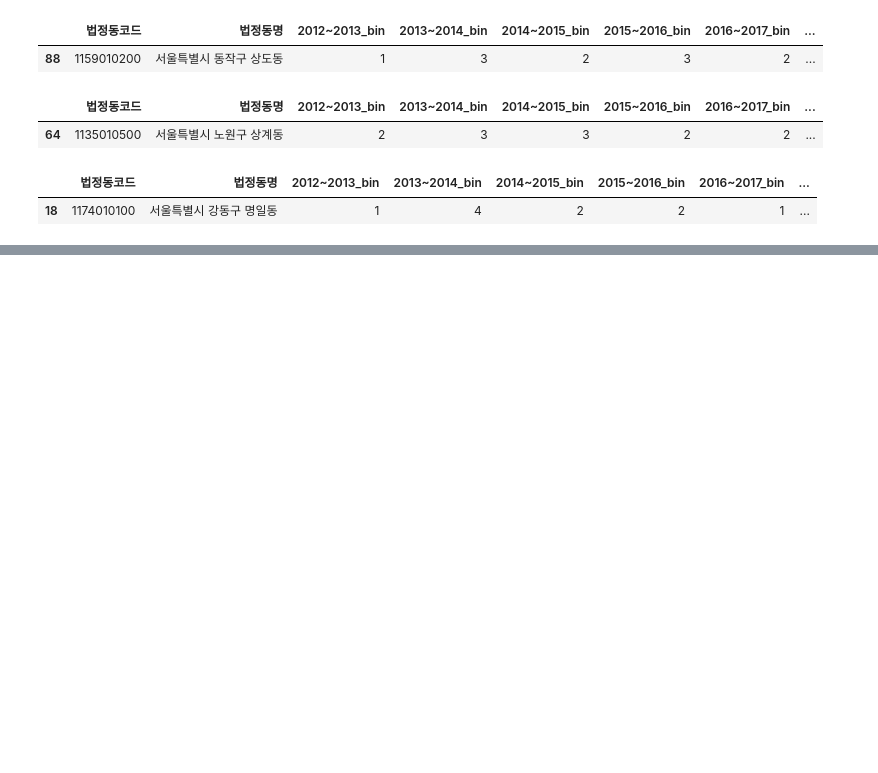
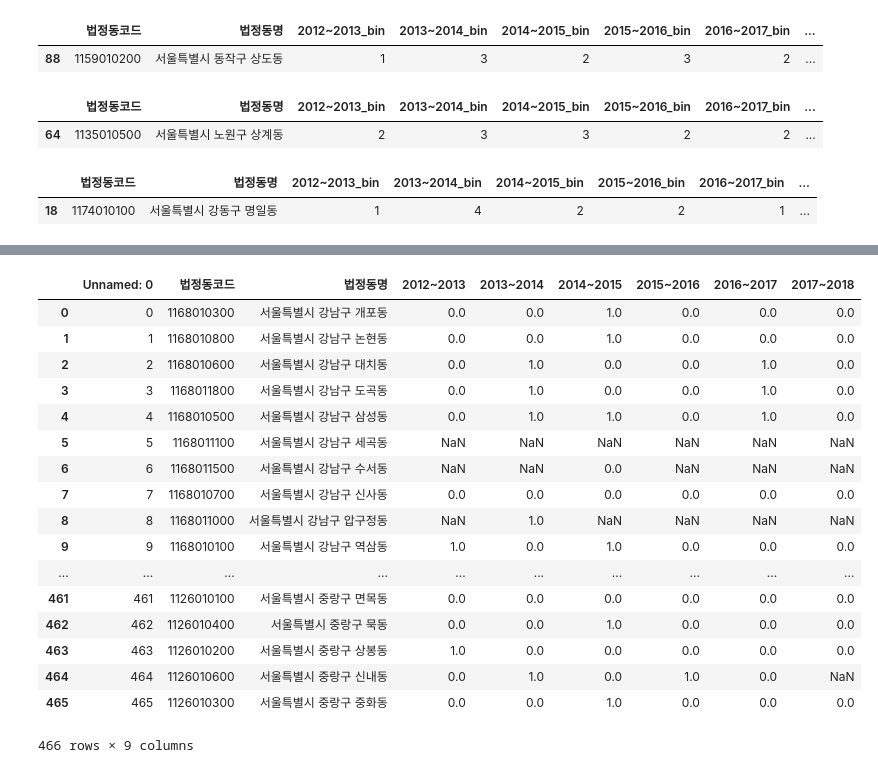
Before and after one commit to dataitgirls2/Next_Hip_Place, a Jupyter notebook: code/nemo_crawling/seoul_rental_price_crawling.ipynb, the cells around one changed output, grey strips where cells are left out. Saved outputs shown, nothing was run; the diff lists cells and outputs as text; code cells hidden in the pictures; blank space fills up the shorter version.

Commit message:
할 수 있는건 거의 다해본 crawled data

```diff
--- a/code/nemo_crawling/seoul_rental_price_crawling.ipynb
+++ b/code/nemo_crawling/seoul_rental_price_crawling.ipynb
@@ -367,0 +395,2 @@ price_changes_binning[price_changes_binning['법정동명'] == '서울특별시
+# %%
+df_raw = pd.read_csv('data/seoul_rental_price_changes.csv')
@@ -367,0 +416,28 @@ price_changes_binning[price_changes_binning['법정동명'] == '서울특별시
+# %%
+values = df_raw.iloc[:,3:].values
+means = np.nanmean(values, axis=0)
+is_num = ~np.isnan(values)
+
+tf = np.greater(values, means)
+values[is_num] = tf[is_num]
+df_raw.iloc[:,3:] = values
+df_raw
+# %% [output]
+|  | Unnamed: 0 | 법정동코드 | 법정동명 | 2012~2013 | 2013~2014 | 2014~2015 | 2015~2016 | 2016~2017 | 2017~2018 |
+| 0 | 0 | 1168010300 | 서울특별시 강남구 개포동 | 0.0 | 0.0 | 1.0 | 0.0 | 0.0 | 0.0 |
+| 1 | 1 | 1168010800 | 서울특별시 강남구 논현동 | 0.0 | 0.0 | 1.0 | 0.0 | 0.0 | 0.0 |
+| 2 | 2 | 1168010600 | 서울특별시 강남구 대치동 | 0.0 | 1.0 | 0.0 | 0.0 | 1.0 | 0.0 |
+| 3 | 3 | 1168011800 | 서울특별시 강남구 도곡동 | 0.0 | 1.0 | 0.0 | 0.0 | 1.0 | 0.0 |
+| 4 | 4 | 1168010500 | 서울특별시 강남구 삼성동 | 0.0 | 1.0 | 1.0 | 0.0 | 1.0 | 0.0 |
+| 5 | 5 | 1168011100 | 서울특별시 강남구 세곡동 | NaN | NaN | NaN | NaN | NaN | NaN |
+| 6 | 6 | 1168011500 | 서울특별시 강남구 수서동 | NaN | NaN | 0.0 | NaN | NaN | NaN |
+| 7 | 7 | 1168010700 | 서울특별시 강남구 신사동 | 0.0 | 0.0 | 0.0 | 0.0 | 0.0 | 0.0 |
+| 8 | 8 | 1168011000 | 서울특별시 강남구 압구정동 | NaN | 1.0 | NaN | NaN | NaN | NaN |
+| 9 | 9 | 1168010100 | 서울특별시 강남구 역삼동 | 1.0 | 0.0 | 1.0 | 0.0 | 0.0 | 0.0 |
+| ... | ... | ... | ... | ... | ... | ... | ... | ... | ... |
+| 461 | 461 | 1126010100 | 서울특별시 중랑구 면목동 | 0.0 | 0.0 | 0.0 | 0.0 | 0.0 | 0.0 |
+| 462 | 462 | 1126010400 | 서울특별시 중랑구 묵동 | 0.0 | 0.0 | 1.0 | 0.0 | 0.0 | 0.0 |
+| 463 | 463 | 1126010200 | 서울특별시 중랑구 상봉동 | 1.0 | 0.0 | 0.0 | 0.0 | 0.0 | 0.0 |
+| 464 | 464 | 1126010600 | 서울특별시 중랑구 신내동 | 0.0 | 1.0 | 0.0 | 1.0 | 0.0 | NaN |
+| 465 | 465 | 1126010300 | 서울특별시 중랑구 중화동 | 0.0 | 0.0 | 1.0 | 0.0 | 0.0 | 0.0 |
+466 rows × 9 columns
```
Also changed, not shown: parts of 27 cells of this notebook, 2 other files.
